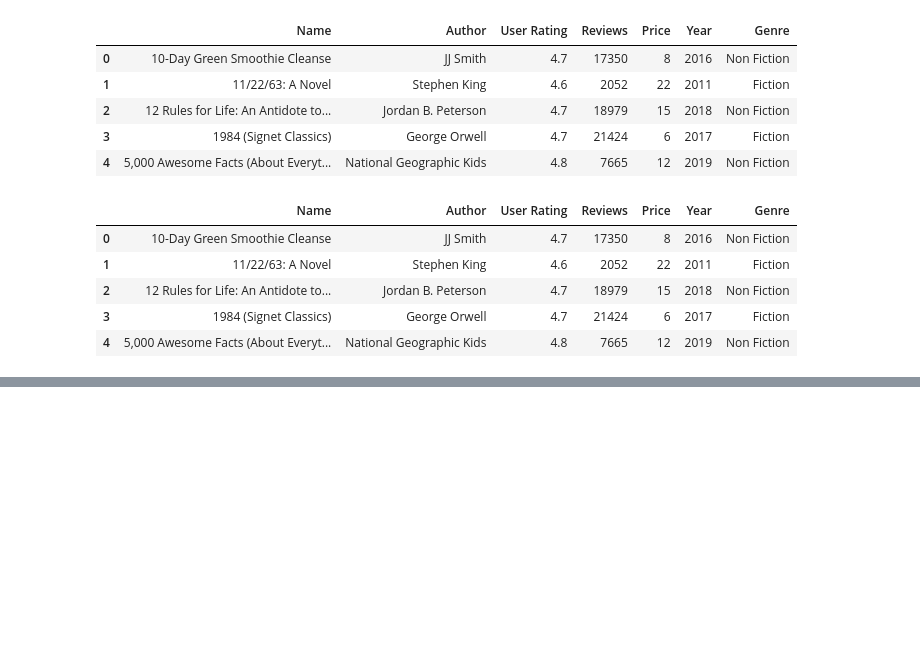
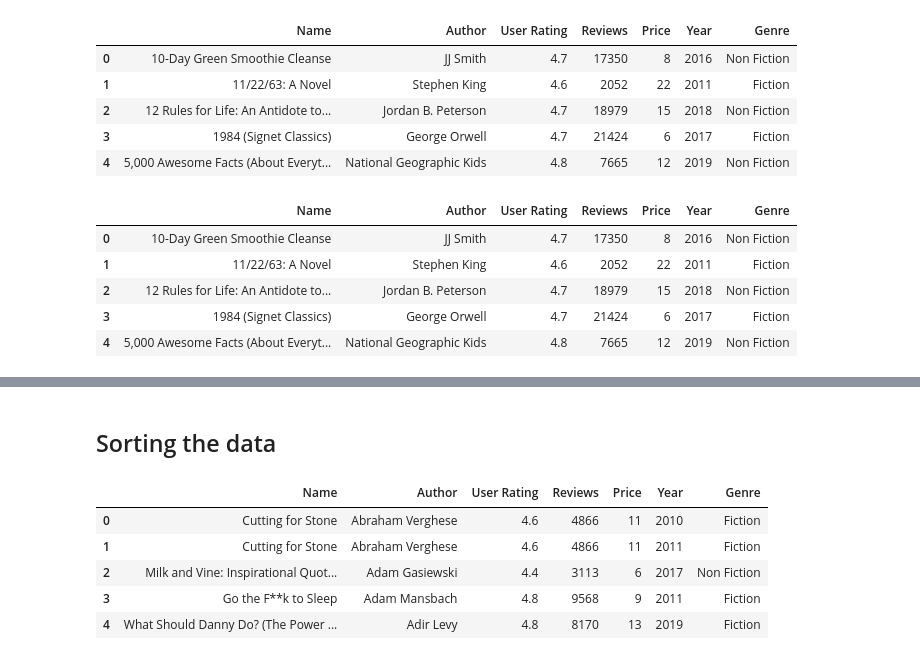
Before and after one commit to hargurjeet/Data-Analysis-Using-Python, a Jupyter notebook: Data_Analysis_SQL_Python.ipynb, the cells around one changed output, grey strips where cells are left out. Drawn from its saved outputs; the diff is of its cells as text; code cells hidden in the pictures; blank space fills up the shorter version.

```diff
--- a/Data_Analysis_SQL_Python.ipynb
+++ b/Data_Analysis_SQL_Python.ipynb
@@ -93,0 +114,11 @@ df.head()
+# %% [markdown]
+## Sorting the data
+# %%
+pysqldf("select * from df order by Author limit 5;")
+# %% [output]
+|  | Name | Author | User Rating | Reviews | Price | Year | Genre |
+| 0 | Cutting for Stone | Abraham Verghese | 4.6 | 4866 | 11 | 2010 | Fiction |
+| 1 | Cutting for Stone | Abraham Verghese | 4.6 | 4866 | 11 | 2011 | Fiction |
+| 2 | Milk and Vine: Inspirational Quot... | Adam Gasiewski | 4.4 | 3113 | 6 | 2017 | Non Fiction |
+| 3 | Go the F**k to Sleep | Adam Mansbach | 4.8 | 9568 | 9 | 2011 | Fiction |
+| 4 | What Should Danny Do? (The Power ... | Adir Levy | 4.8 | 8170 | 13 | 2019 | Fiction |
```
Also changed, not shown: parts of 7 cells of this notebook.
